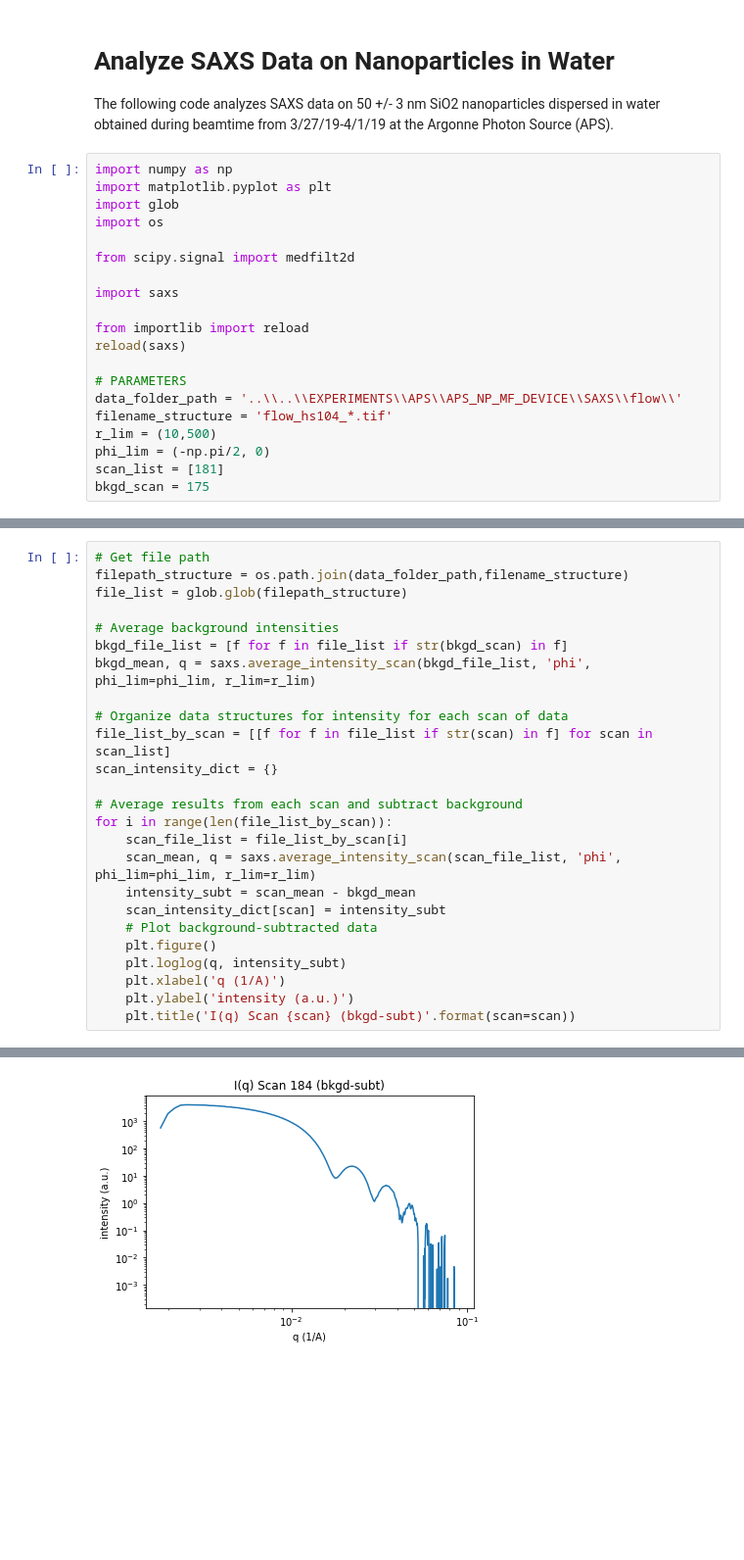
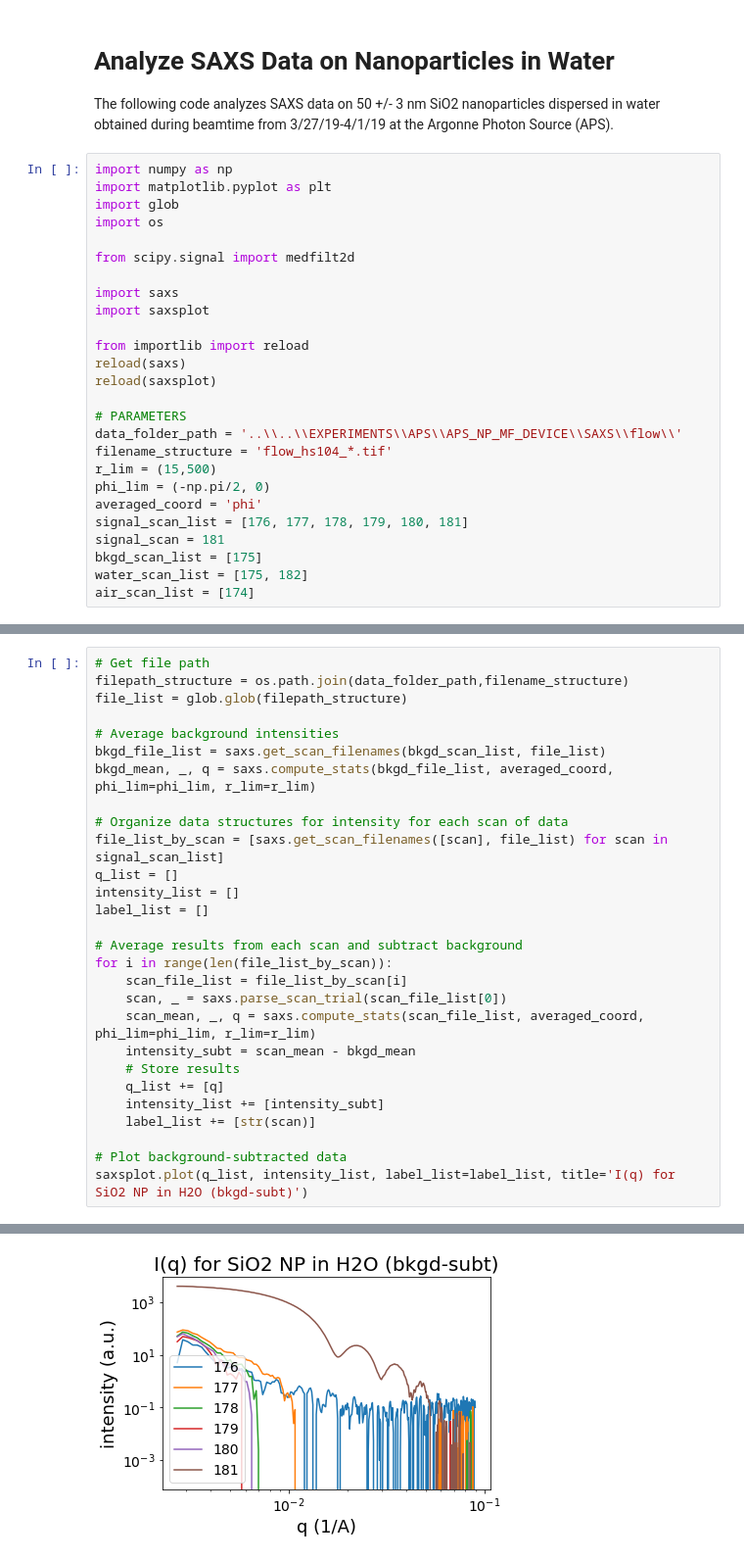
Before and after one commit to andylitalo/xray-analysis, a Jupyter notebook: flow_bkgd_characterization.ipynb, the cells around one changed output, grey strips where cells are left out. Shown: that part at 98% size. Saved outputs shown, nothing was run; the diff lists cells and outputs as text; blank space fills up the shorter version.

```diff
--- a/flow_bkgd_characterization.ipynb
+++ b/flow_bkgd_characterization.ipynb
@@ -11,17 +11,23 @@ import os
 from scipy.signal import medfilt2d
 
 import saxs
+import saxsplot
 
 from importlib import reload
 reload(saxs)
+reload(saxsplot)
 
 # PARAMETERS
 data_folder_path = '..\\..\\EXPERIMENTS\\APS\\APS_NP_MF_DEVICE\\SAXS\\flow\\'
 filename_structure = 'flow_hs104_*.tif'
-r_lim = (10,500)
+r_lim = (15,500)
 phi_lim = (-np.pi/2, 0)
-scan_list = [181]
-bkgd_scan = 175
+averaged_coord = 'phi'
+signal_scan_list = [176, 177, 178, 179, 180, 181]
+signal_scan = 181
+bkgd_scan_list = [175]
+water_scan_list = [175, 182]
+air_scan_list = [174]
 # %% [markdown]
 ## Load Data
 
@@ -32,23 +38,26 @@ filepath_structure = os.path.join(data_folder_path,filename_structure)
 file_list = glob.glob(filepath_structure)
 
 # Average background intensities
-bkgd_file_list = [f for f in file_list if str(bkgd_scan) in f]
-bkgd_mean, q = saxs.average_intensity_scan(bkgd_file_list, 'phi', phi_lim=phi_lim, r_lim=r_lim)
+bkgd_file_list = saxs.get_scan_filenames(bkgd_scan_list, file_list)
+bkgd_mean, _, q = saxs.compute_stats(bkgd_file_list, averaged_coord, phi_lim=phi_lim, r_lim=r_lim)
 
 # Organize data structures for intensity for each scan of data
-file_list_by_scan = [[f for f in file_list if str(scan) in f] for scan in scan_list]
-scan_intensity_dict = {}
+file_list_by_scan = [saxs.get_scan_filenames([scan], file_list) for scan in signal_scan_list]
+q_list = []
+intensity_list = []
+label_list = []
 
 # Average results from each scan and subtract background
 for i in range(len(file_list_by_scan)):
     scan_file_list = file_list_by_scan[i]
-    scan_mean, q = saxs.average_intensity_scan(scan_file_list, 'phi', phi_lim=phi_lim, r_lim=r_lim)
+    scan, _ = saxs.parse_scan_trial(scan_file_list[0])
+    scan_mean, _, q = saxs.compute_stats(scan_file_list, averaged_coord, phi_lim=phi_lim, r_lim=r_lim)
     intensity_subt = scan_mean - bkgd_mean
-    scan_intensity_dict[scan] = intensity_subt
-    # Plot background-subtracted data
-    plt.figure()
-    plt.loglog(q, intensity_subt)
-    plt.xlabel('q (1/A)')
-    plt.ylabel('intensity (a.u.)')
-    plt.title('I(q) Scan {scan} (bkgd-subt)'.format(scan=scan))
+    # Store results
+    q_list += [q]
+    intensity_list += [intensity_subt]
+    label_list += [str(scan)]
+
+# Plot background-subtracted data
+saxsplot.plot(q_list, intensity_list, label_list=label_list, title='I(q) for SiO2 NP in H2O (bkgd-subt)')
 # %% [output]
@@ -55 +65 @@ for i in range(len(file_list_by_scan)):
-[figure, old version]
+[figure, new version]
```
Also changed, not shown: parts of 8 cells of this notebook, 4 other files.
